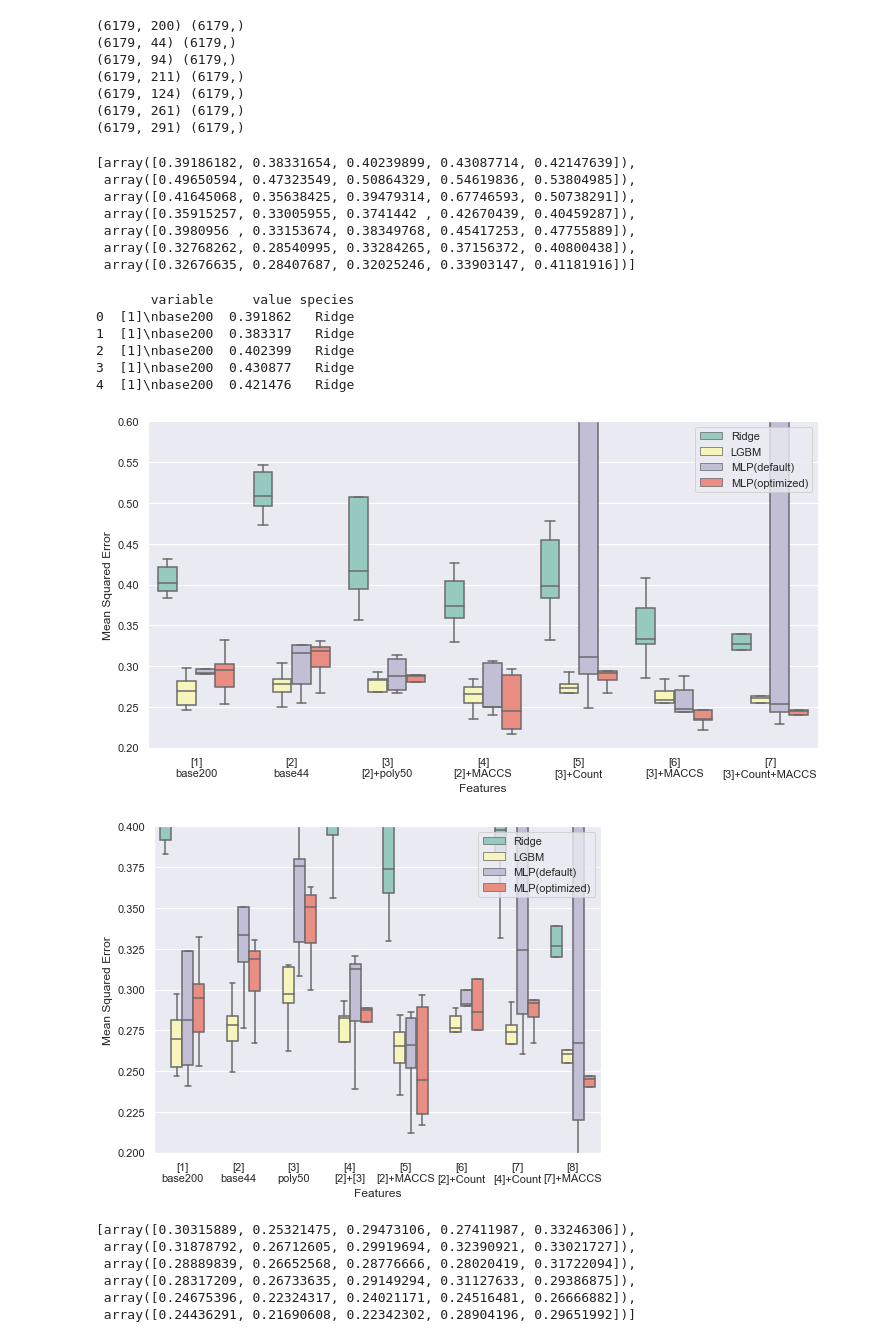
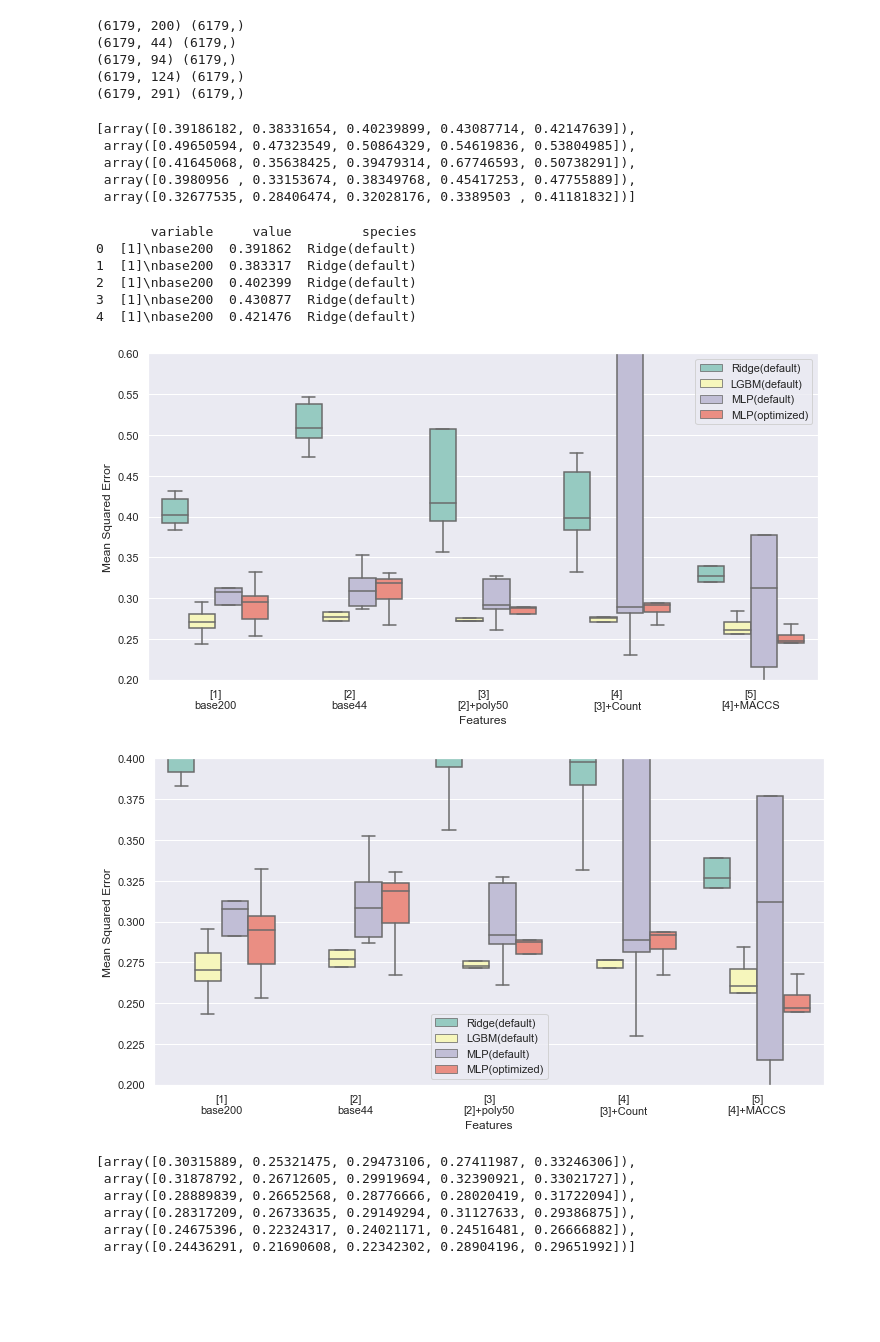
Before and after one commit to yu1Ro5/brains-q2, a Jupyter notebook: check.ipynb, the cells around one changed output. Drawn from its saved outputs; the diff is of its cells as text; code cells hidden in the pictures; blank space fills up the shorter version.

Commit message:
add images

```diff
--- a/check.ipynb
+++ b/check.ipynb
@@ -92,10 +94,10 @@ Xs = [X_base200,
 X_base44,
 # util.convert_job(df_200,StandardScaler()),
 X_base44_top50in200,
-X_base44_MACCS,
+# X_base44_MACCS,
 # X_base44_count,
 X_base44_top50in200_count,
-X_base44_top50in200_MACCS,
+# X_base44_top50in200_MACCS,
 X_base44_top50in200_count_MACCS
 ]
 results_mlpr = []
@@ -175,17 +165,13 @@ results_ridge
 (6179, 200) (6179,)
 (6179, 44) (6179,)
 (6179, 94) (6179,)
-(6179, 211) (6179,)
 (6179, 124) (6179,)
-(6179, 261) (6179,)
 (6179, 291) (6179,)
 [array([0.39186182, 0.38331654, 0.40239899, 0.43087714, 0.42147639]),
  array([0.49650594, 0.47323549, 0.50864329, 0.54619836, 0.53804985]),
  array([0.41645068, 0.35638425, 0.39479314, 0.67746593, 0.50738291]),
- array([0.35915257, 0.33005955, 0.3741442 , 0.42670439, 0.40459287]),
  array([0.3980956 , 0.33153674, 0.38349768, 0.45417253, 0.47755889]),
- array([0.32768262, 0.28540995, 0.33284265, 0.37156372, 0.40800438]),
- array([0.32676635, 0.28407687, 0.32025246, 0.33903147, 0.41181916])]
+ array([0.32677535, 0.28406474, 0.32028176, 0.3389503 , 0.41181832])]
 # %%
 sns.set()
 # sns.set_style('whitegrid')
@@ -233,10 +219,10 @@ X_base44_top50in200_count_MACCS
 keys = ["[1]\nbase200",
         "[2]\nbase44",
         "[3]\n[2]+poly50",
-        "[4]\n[2]+MACCS",
-        "[5]\n[3]+Count",
-        "[6]\n[3]+MACCS",
-        "[7]\n[3]+Count+MACCS"
+        # "[4]\n[2]+MACCS",
+        "[4]\n[3]+Count",
+        "[5]\n[4]+MACCS",
+        # "[7]\n[3]+Count+MACCS"
 ]
 
 
@@ -288,9 +274,9 @@ df_result_mlpr_melt['species'] = 'MLP(optimized)'
 df_result_mlpr_default_melt = pd.melt(df_result_mlpr_default)
 df_result_mlpr_default_melt['species'] = 'MLP(default)'
 df_result_lgbm_melt = pd.melt(df_result_lgbm)
-df_result_lgbm_melt['species'] = 'LGBM'
+df_result_lgbm_melt['species'] = 'LGBM(default)'
 df_result_ridge_melt = pd.melt(df_result_ridge)
-df_result_ridge_melt['species'] = 'Ridge'
+df_result_ridge_melt['species'] = 'Ridge(default)'
 
 df = pd.concat([df_result_ridge_melt,df_result_lgbm_melt, df_result_mlpr_default_melt, df_result_mlpr_melt], axis=0)
 print(df.head())
@@ -327,33 +313,33 @@ plt.show()
 # ax.set_ylim(0.1, 0.4)
 # plt.show()
 # %% [output]
-       variable     value species
-0  [1]\nbase200  0.391862   Ridge
-1  [1]\nbase200  0.383317   Ridge
-2  [1]\nbase200  0.402399   Ridge
-3  [1]\nbase200  0.430877   Ridge
-4  [1]\nbase200  0.421476   Ridge
+       variable     value         species
+0  [1]\nbase200  0.391862  Ridge(default)
+1  [1]\nbase200  0.383317  Ridge(default)
+2  [1]\nbase200  0.402399  Ridge(default)
+3  [1]\nbase200  0.430877  Ridge(default)
+4  [1]\nbase200  0.421476  Ridge(default)
-[figure, old version]
+[figure, new version]
 # %%
 sns.set()
-fig = plt.figure(figsize=(8.0, 6.0))
+fig = plt.figure(figsize=(12.0, 6.0))
 ax = fig.add_subplot(1, 1, 1)
 
 sns.boxplot(x='variable', y='value', data=df, hue='species', showfliers=False, palette='Set3', ax=ax)
 # sns.stripplot(x='variable', y='value', data=df, hue='species', dodge=True, jitter=True, color='black', ax=ax)
 
 
 handles, labels = ax.get_legend_handles_labels()
 
 # 4 legends for defaul: boxplot x 2 species, and stripplot x 2 species
 # use the first 2 legends
 ax.legend(handles[0:4], labels[0:4])
 ax.set_xlabel('Features')
 ax.set_ylabel('Mean Squared Error')
 ax.set_ylim(0.2, 0.4)
 plt.show()
 # %% [output]
-[figure, old version]
+[figure, new version]
 # %%
 results_mlpr
 # %% [output]
```
Also changed, not shown: parts of 4 cells of this notebook, 5 other files.
